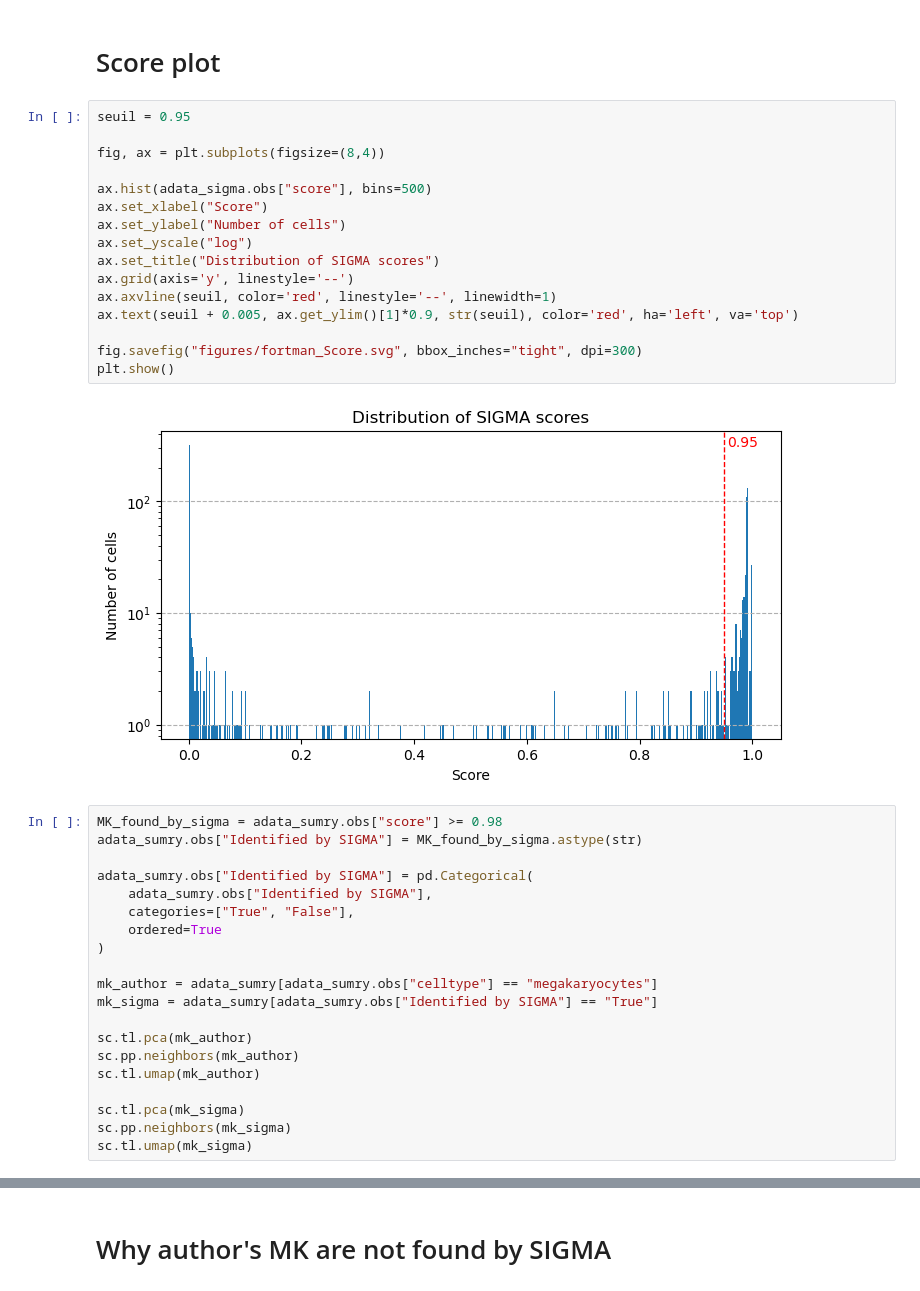
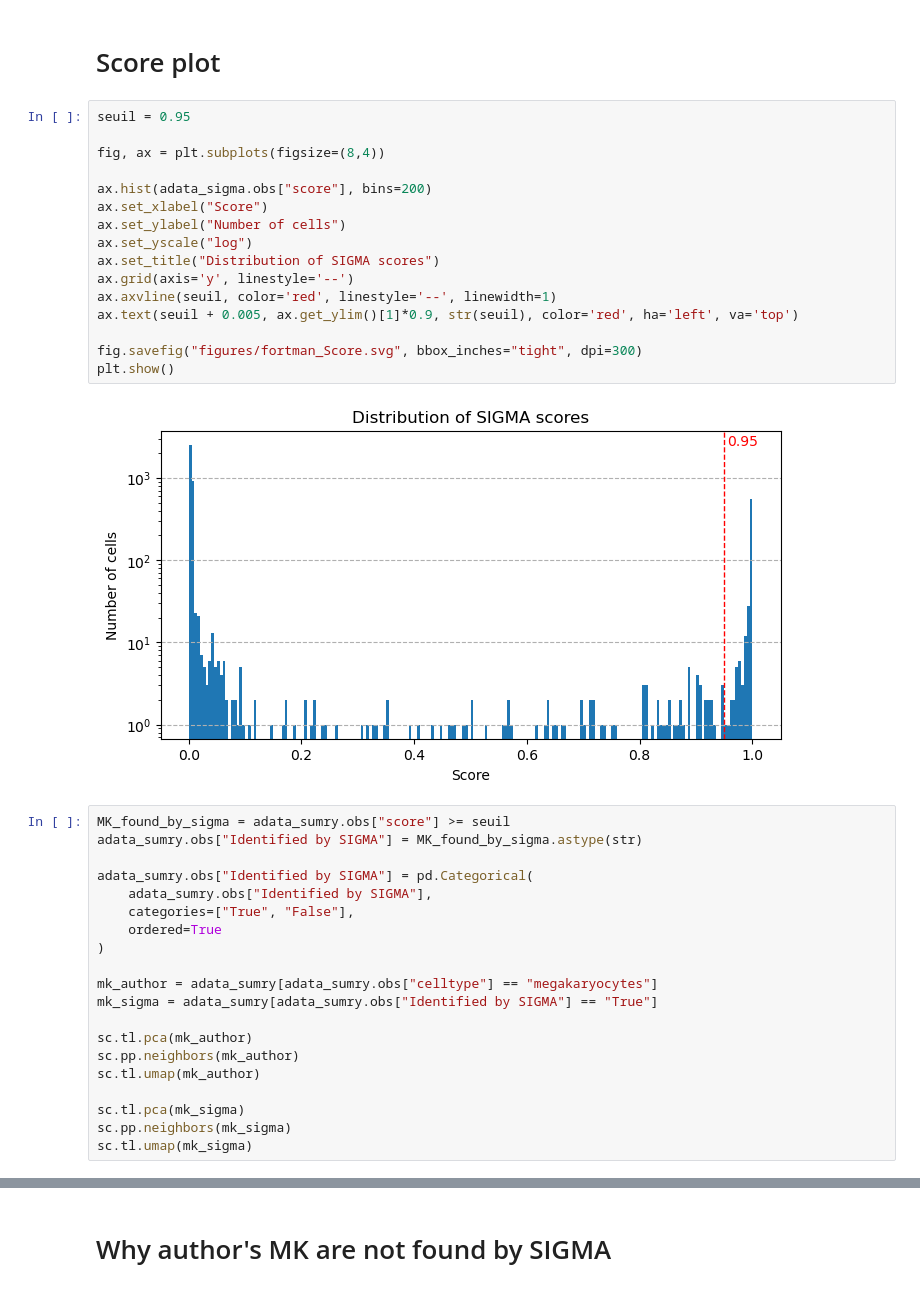
Before and after one commit to Guitout31415/SIGMA, a Jupyter notebook: notebooks/compare_fortman_sigma.ipynb, the cells around one changed output, grey strips where cells are left out. Cells and saved outputs as stored; diff of their text form.

```diff
--- a/notebooks/compare_fortman_sigma.ipynb
+++ b/notebooks/compare_fortman_sigma.ipynb
@@ -180,23 +180,23 @@ adata_sumry.layers["log1p"] = adata_sumry.X
 # %%
 seuil = 0.95
 
 fig, ax = plt.subplots(figsize=(8,4))
 
-ax.hist(adata_sigma.obs["score"], bins=500)
+ax.hist(adata_sigma.obs["score"], bins=200)
 ax.set_xlabel("Score")
 ax.set_ylabel("Number of cells")
 ax.set_yscale("log")
 ax.set_title("Distribution of SIGMA scores")
 ax.grid(axis='y', linestyle='--')
 ax.axvline(seuil, color='red', linestyle='--', linewidth=1)
 ax.text(seuil + 0.005, ax.get_ylim()[1]*0.9, str(seuil), color='red', ha='left', va='top')
 
 fig.savefig("figures/fortman_Score.svg", bbox_inches="tight", dpi=300)
 plt.show()
 # %% [output]
-[figure, old version]
+[figure, new version]
 # %%
-MK_found_by_sigma = adata_sumry.obs["score"] >= 0.98
+MK_found_by_sigma = adata_sumry.obs["score"] >= seuil
 adata_sumry.obs["Identified by SIGMA"] = MK_found_by_sigma.astype(str)
 
 adata_sumry.obs["Identified by SIGMA"] = pd.Categorical(
```
Also changed, not shown: parts of 4 cells of this notebook, 3 other files.
